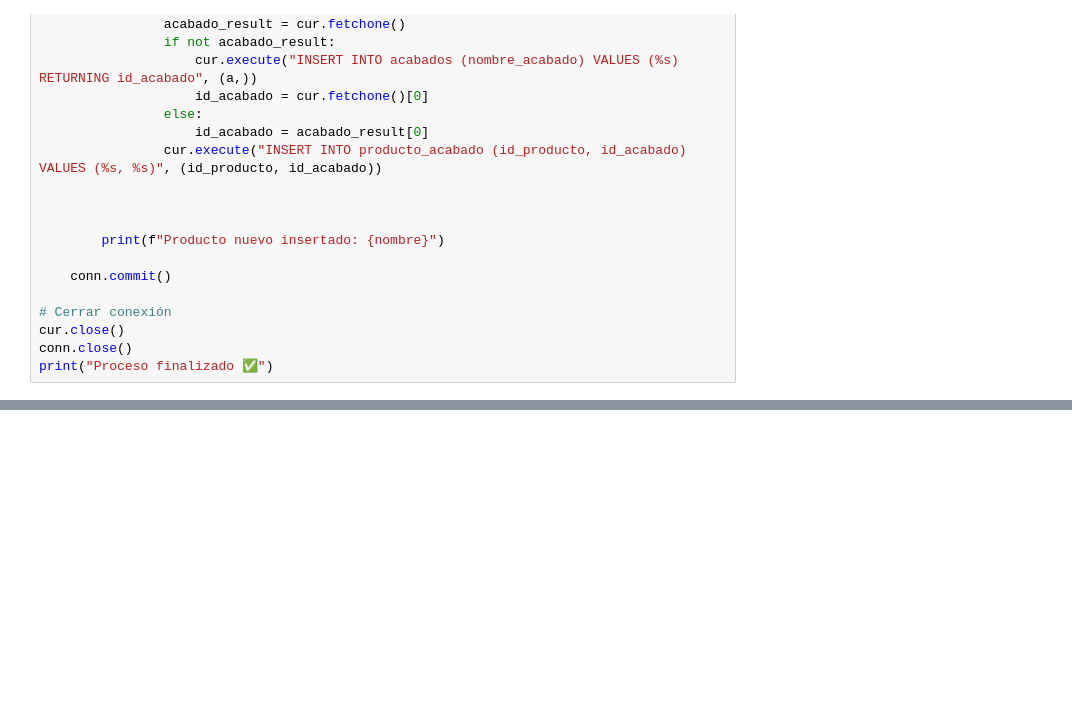
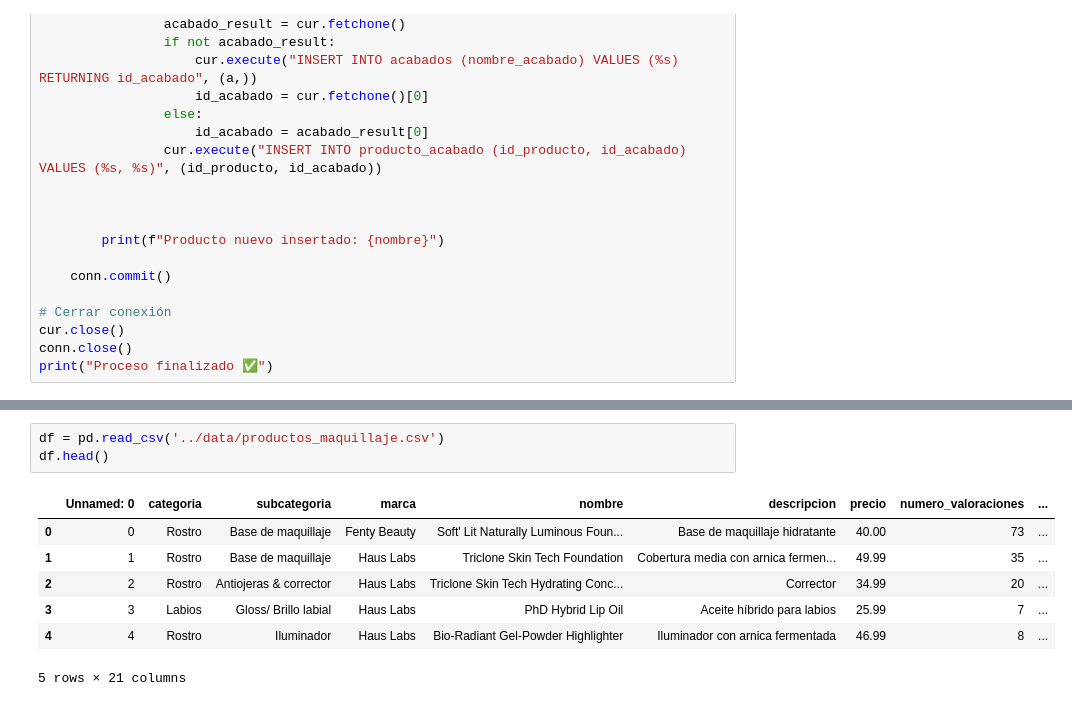
Before and after one commit to raquelscv/proyecto_final_sephora, a Jupyter notebook: pruebas/carga.ipynb, the cells around one changed output, grey strips where cells are left out. Saved outputs shown, nothing was run; the diff lists cells and outputs as text; blank space fills up the shorter version.

```diff
--- a/pruebas/carga.ipynb
+++ b/pruebas/carga.ipynb
@@ -1191 +1317,12 @@ Histórico actualizado para producto existente: Dior Vernis
 Proceso finalizado ✅
+# %%
+df = pd.read_csv('../data/productos_maquillaje.csv')
+df.head()
+# %% [output]
+|  | Unnamed: 0 | categoria | subcategoria | marca | nombre | descripcion | precio | numero_valoraciones | ... |
+| 0 | 0 | Rostro | Base de maquillaje | Fenty Beauty | Soft' Lit Naturally Luminous Foun... | Base de maquillaje hidratante | 40.00 | 73 | ... |
+| 1 | 1 | Rostro | Base de maquillaje | Haus Labs | Triclone Skin Tech Foundation | Cobertura media con arnica fermen... | 49.99 | 35 | ... |
+| 2 | 2 | Rostro | Antiojeras & corrector | Haus Labs | Triclone Skin Tech Hydrating Conc... | Corrector | 34.99 | 20 | ... |
+| 3 | 3 | Labios | Gloss/ Brillo labial | Haus Labs | PhD Hybrid Lip Oil | Aceite híbrido para labios | 25.99 | 7 | ... |
+| 4 | 4 | Rostro | Iluminador | Haus Labs | Bio-Radiant Gel-Powder Highlighter | Iluminador con arnica fermentada | 46.99 | 8 | ... |
+5 rows × 21 columns
```
Also changed, not shown: parts of 4 cells of this notebook, 5 other files.
